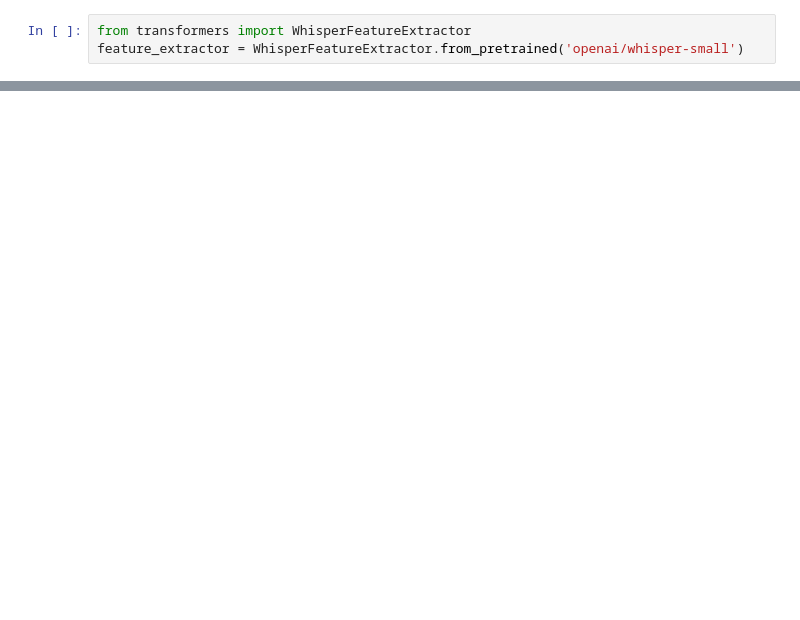
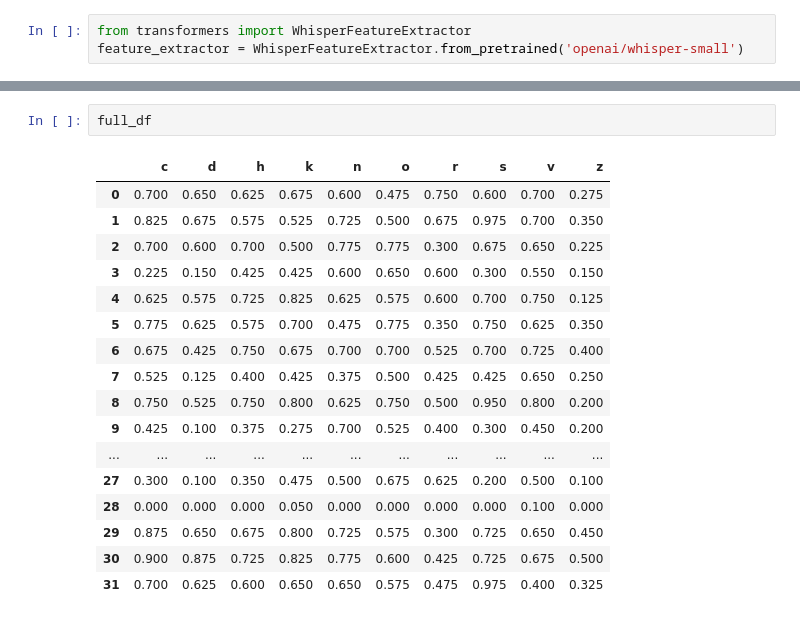
Before and after one commit to Patipol-BKK/whisper-for-letter-classification, a Jupyter notebook: Data Vis.ipynb, the cells around one changed output, grey strips where cells are left out. Saved outputs shown, nothing was run; the diff lists cells and outputs as text; blank space fills up the shorter version.

```diff
--- a/Data Vis.ipynb
+++ b/Data Vis.ipynb
@@ -363,0 +398,20 @@ You should probably TRAIN this model on a down-stream task to be able to use it
+# %%
+full_df
+# %% [output]
+|  | c | d | h | k | n | o | r | s | v | z |
+| 0 | 0.700 | 0.650 | 0.625 | 0.675 | 0.600 | 0.475 | 0.750 | 0.600 | 0.700 | 0.275 |
+| 1 | 0.825 | 0.675 | 0.575 | 0.525 | 0.725 | 0.500 | 0.675 | 0.975 | 0.700 | 0.350 |
+| 2 | 0.700 | 0.600 | 0.700 | 0.500 | 0.775 | 0.775 | 0.300 | 0.675 | 0.650 | 0.225 |
+| 3 | 0.225 | 0.150 | 0.425 | 0.425 | 0.600 | 0.650 | 0.600 | 0.300 | 0.550 | 0.150 |
+| 4 | 0.625 | 0.575 | 0.725 | 0.825 | 0.625 | 0.575 | 0.600 | 0.700 | 0.750 | 0.125 |
+| 5 | 0.775 | 0.625 | 0.575 | 0.700 | 0.475 | 0.775 | 0.350 | 0.750 | 0.625 | 0.350 |
+| 6 | 0.675 | 0.425 | 0.750 | 0.675 | 0.700 | 0.700 | 0.525 | 0.700 | 0.725 | 0.400 |
+| 7 | 0.525 | 0.125 | 0.400 | 0.425 | 0.375 | 0.500 | 0.425 | 0.425 | 0.650 | 0.250 |
+| 8 | 0.750 | 0.525 | 0.750 | 0.800 | 0.625 | 0.750 | 0.500 | 0.950 | 0.800 | 0.200 |
+| 9 | 0.425 | 0.100 | 0.375 | 0.275 | 0.700 | 0.525 | 0.400 | 0.300 | 0.450 | 0.200 |
+| ... | ... | ... | ... | ... | ... | ... | ... | ... | ... | ... |
+| 27 | 0.300 | 0.100 | 0.350 | 0.475 | 0.500 | 0.675 | 0.625 | 0.200 | 0.500 | 0.100 |
+| 28 | 0.000 | 0.000 | 0.000 | 0.050 | 0.000 | 0.000 | 0.000 | 0.000 | 0.100 | 0.000 |
+| 29 | 0.875 | 0.650 | 0.675 | 0.800 | 0.725 | 0.575 | 0.300 | 0.725 | 0.650 | 0.450 |
+| 30 | 0.900 | 0.875 | 0.725 | 0.825 | 0.775 | 0.600 | 0.425 | 0.725 | 0.675 | 0.500 |
+| 31 | 0.700 | 0.625 | 0.600 | 0.650 | 0.650 | 0.575 | 0.475 | 0.975 | 0.400 | 0.325 |
```
Also changed, not shown: parts of 18 cells of this notebook, 3 other files.
